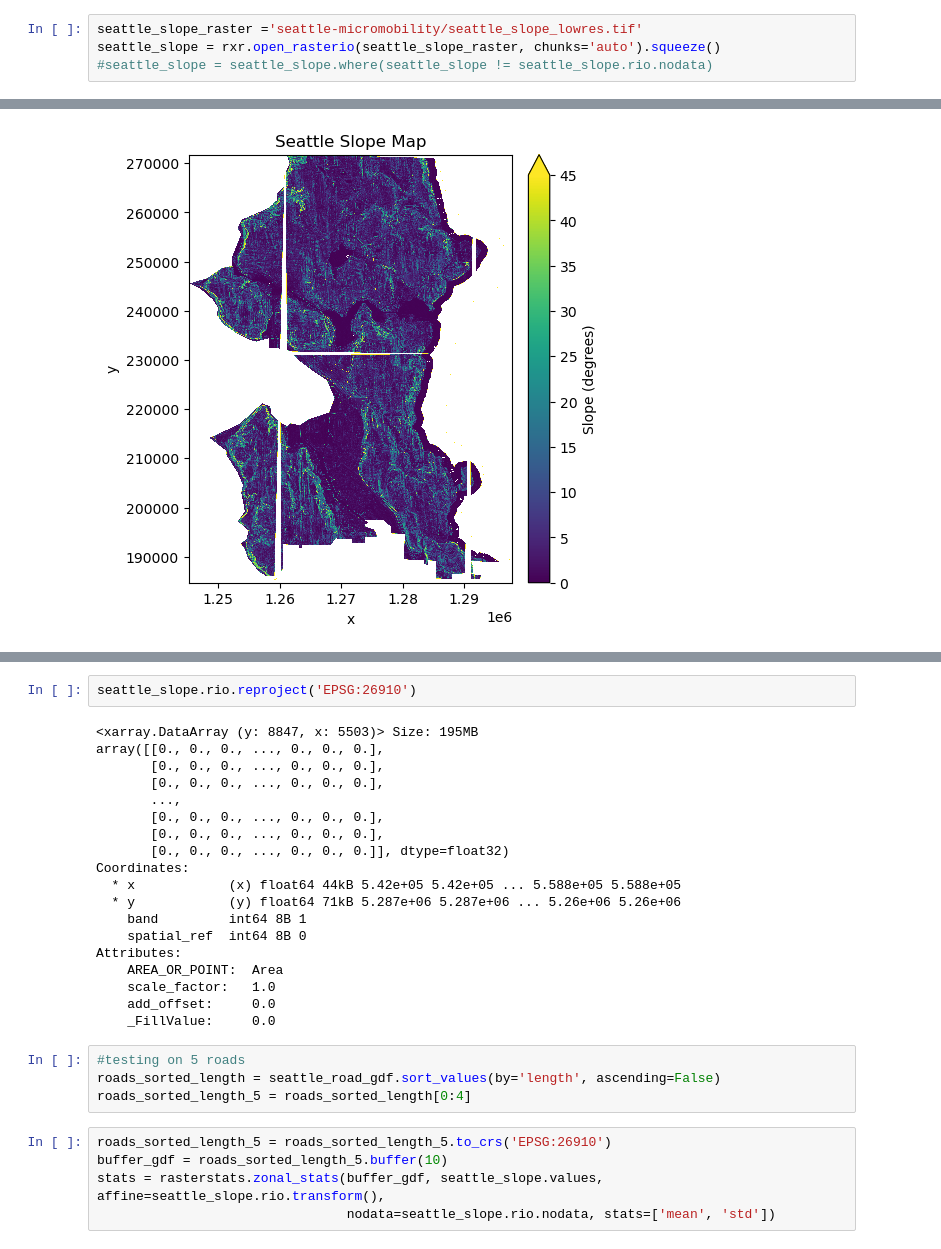
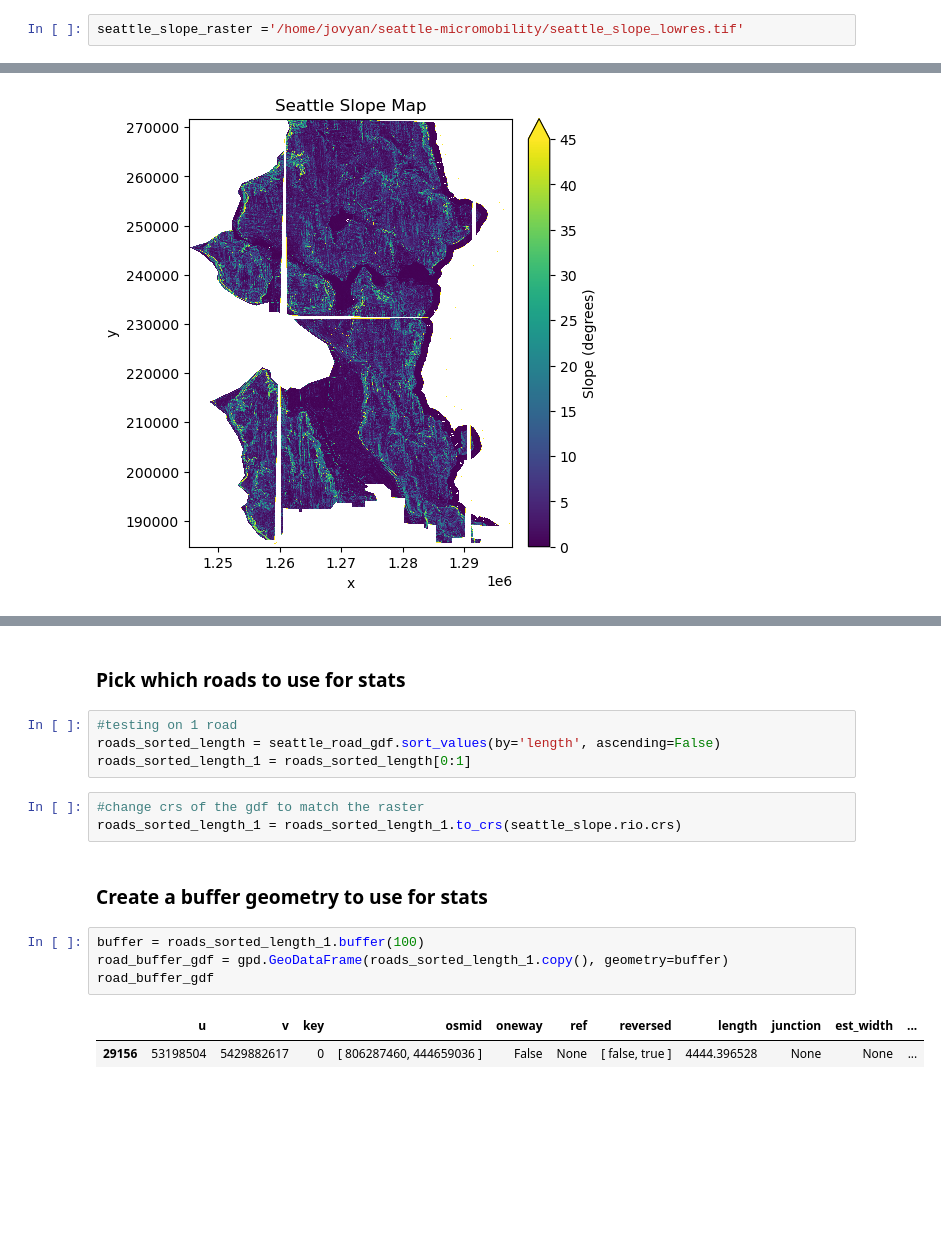
Before and after one commit to UW-GDA/seattle-micromobility, a Jupyter notebook: zonal_stats.ipynb, the cells around one changed output, grey strips where cells are left out. Drawn from its saved outputs; the diff is of its cells as text; blank space fills up the shorter version.

```diff
--- a/zonal_stats.ipynb
+++ b/zonal_stats.ipynb
@@ -37,6 +39,4 @@ seattle_road_gdf.plot(ax=ax, linewidth=.1)
 # %% [markdown]
 ### 2.2 Seattle slope raster
 # %%
-seattle_slope_raster ='seattle-micromobility/seattle_slope_lowres.tif'
-seattle_slope = rxr.open_rasterio(seattle_slope_raster, chunks='auto').squeeze()
-#seattle_slope = seattle_slope.where(seattle_slope != seattle_slope.rio.nodata)
+seattle_slope_raster ='/home/jovyan/seattle-micromobility/seattle_slope_lowres.tif'
@@ -53,30 +58,18 @@ Text(0.5, 1.0, 'Seattle Slope Map')
-# %%
-seattle_slope.rio.reproject('EPSG:26910')
-# %% [output]
-<xarray.DataArray (y: 8847, x: 5503)> Size: 195MB
-array([[0., 0., 0., ..., 0., 0., 0.],
-       [0., 0., 0., ..., 0., 0., 0.],
-       [0., 0., 0., ..., 0., 0., 0.],
-       ...,
-       [0., 0., 0., ..., 0., 0., 0.],
-       [0., 0., 0., ..., 0., 0., 0.],
-       [0., 0., 0., ..., 0., 0., 0.]], dtype=float32)
-Coordinates:
-  * x            (x) float64 44kB 5.42e+05 5.42e+05 ... 5.588e+05 5.588e+05
-  * y            (y) float64 71kB 5.287e+06 5.287e+06 ... 5.26e+06 5.26e+06
-    band         int64 8B 1
-    spatial_ref  int64 8B 0
-Attributes:
-    AREA_OR_POINT:  Area
-    scale_factor:   1.0
-    add_offset:     0.0
-    _FillValue:     0.0
+# %% [markdown]
+### Pick which roads to use for stats
 # %%
-#testing on 5 roads
+#testing on 1 road
 roads_sorted_length = seattle_road_gdf.sort_values(by='length', ascending=False)
-roads_sorted_length_5 = roads_sorted_length[0:4]
+roads_sorted_length_1 = roads_sorted_length[0:1]
 # %%
-roads_sorted_length_5 = roads_sorted_length_5.to_crs('EPSG:26910')
-buffer_gdf = roads_sorted_length_5.buffer(10)
-stats = rasterstats.zonal_stats(buffer_gdf, seattle_slope.values, affine=seattle_slope.rio.transform(),
-                                nodata=seattle_slope.rio.nodata, stats=['mean', 'std'])
+#change crs of the gdf to match the raster
+roads_sorted_length_1 = roads_sorted_length_1.to_crs(seattle_slope.rio.crs)
+# %% [markdown]
+### Create a buffer geometry to use for stats
+# %%
+buffer = roads_sorted_length_1.buffer(100)
+road_buffer_gdf = gpd.GeoDataFrame(roads_sorted_length_1.copy(), geometry=buffer)
+road_buffer_gdf
+# %% [output]
+|  | u | v | key | osmid | oneway | ref | reversed | length | junction | est_width | ... |
+| 29156 | 53198504 | 5429882617 | 0 | [ 806287460, 444659036 ] | False | None | [ false, true ] | 4444.396528 | None | None | ... |
```
Also changed, not shown: parts of 14 cells of this notebook.
